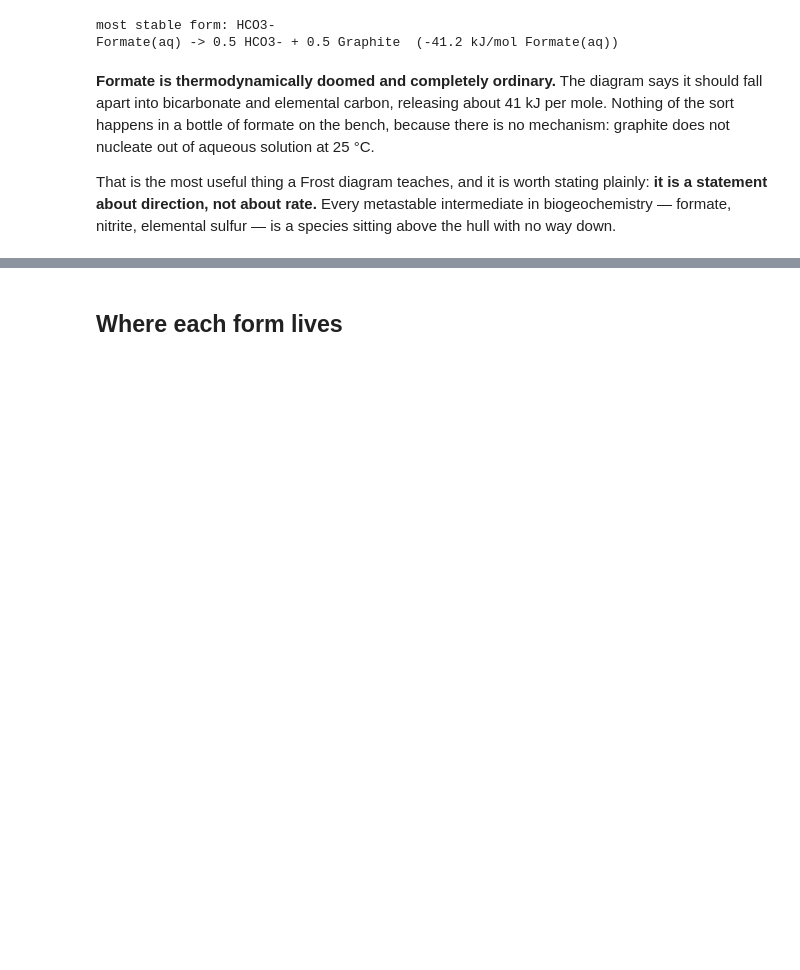
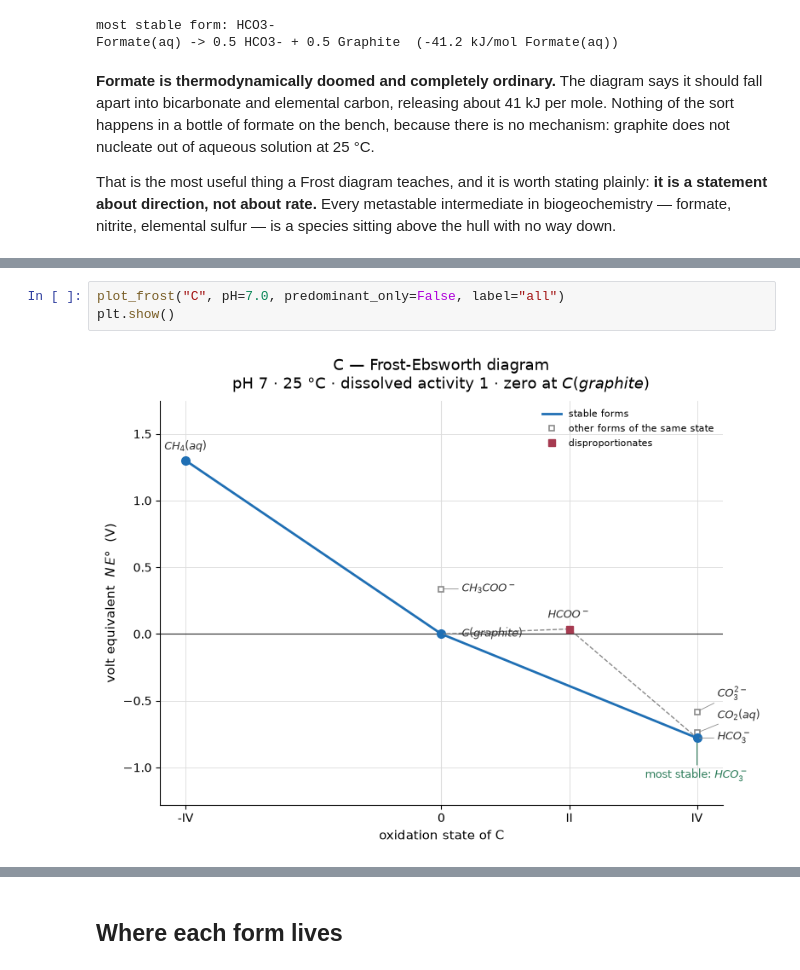
Before and after one commit to JamesRH/microbial_thermo, a Jupyter notebook: notebooks/05_carbon.ipynb, the cells around one changed output, grey strips where cells are left out. Drawn from its saved outputs; the diff is of its cells as text; blank space fills up the shorter version.

```diff
--- a/notebooks/05_carbon.ipynb
+++ b/notebooks/05_carbon.ipynb
@@ -118,0 +139,5 @@ sulfur — is a species sitting above the hull with no way down.
+# %%
+plot_frost("C", pH=7.0, predominant_only=False, label="all")
+plt.show()
+# %% [output]
+[figure, added]
```
Also changed, not shown: parts of 10 cells of this notebook, 7 other files.
